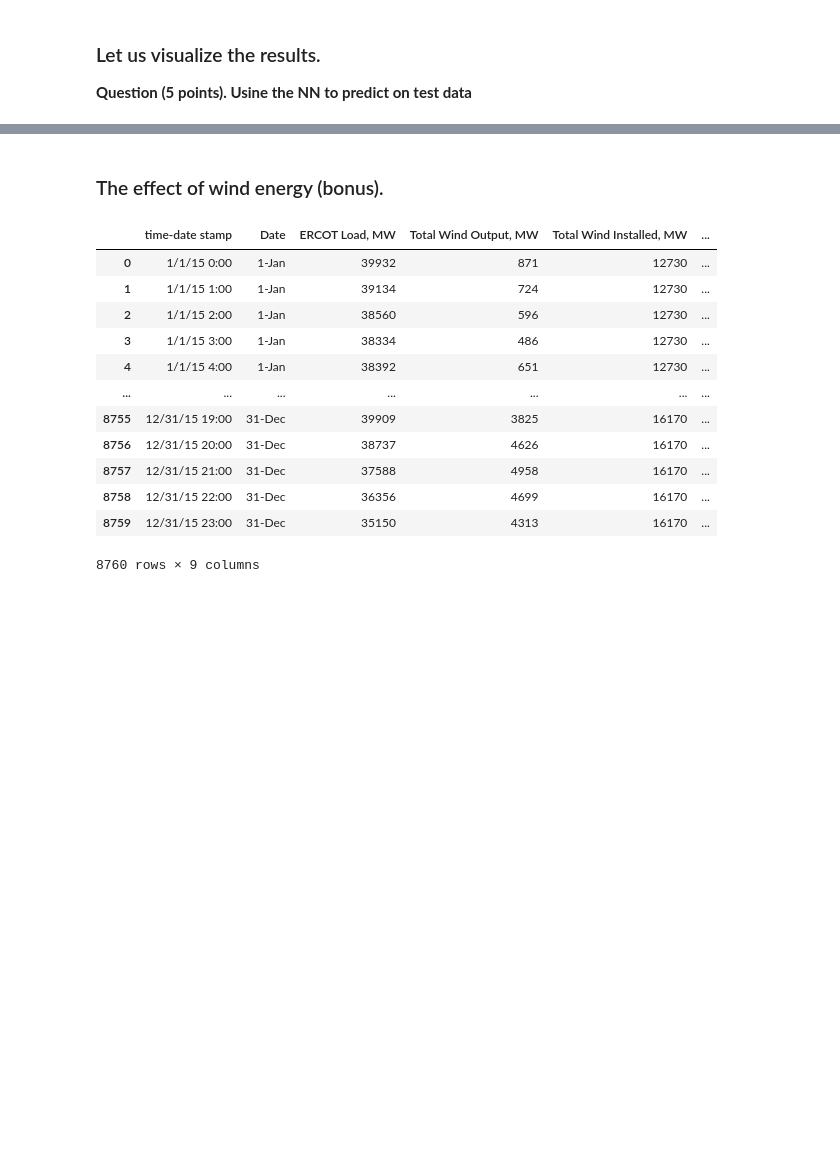
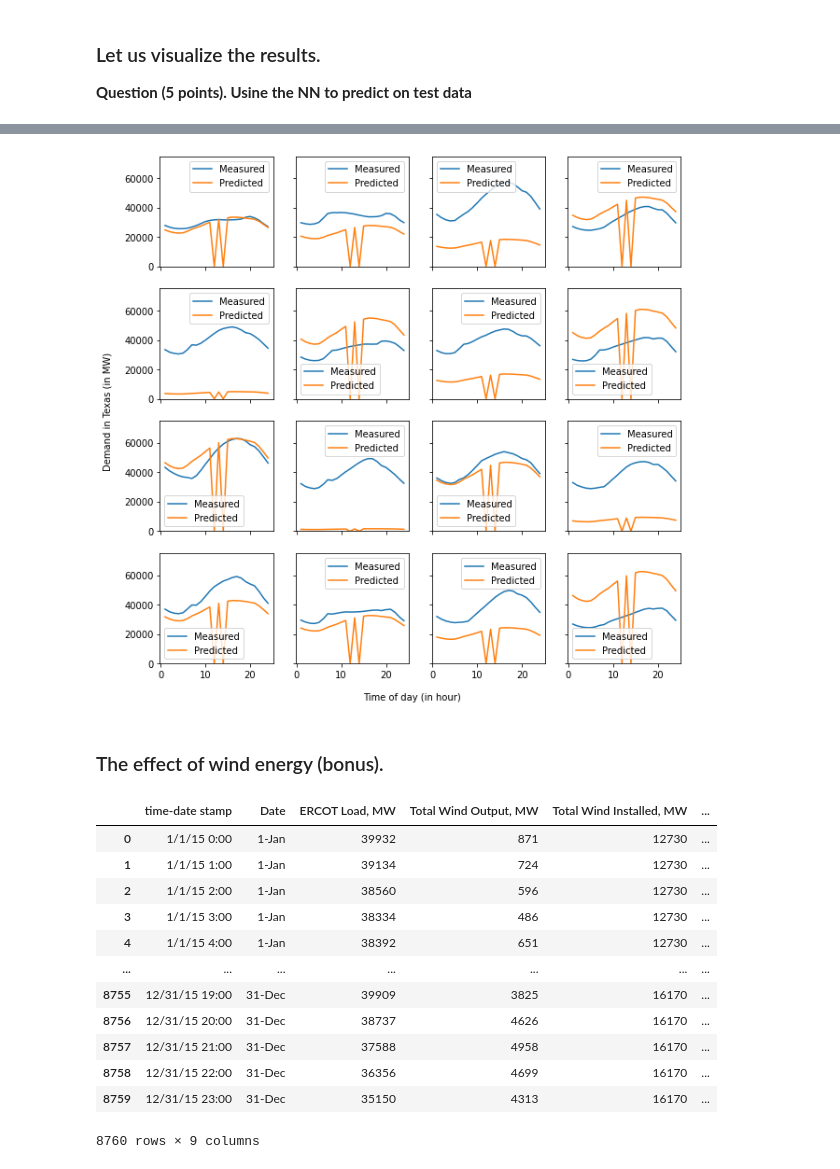
Before and after one commit to samuel95207/2021-FA-UIUC-ECE365-Data-Science-and-Engineering, a Jupyter notebook: Part2/Lab1/Lab1-FA21-handout Load Prediction in ERCOT Markets.ipynb, the cells around one changed output, grey strips where cells are left out. Cells and saved outputs as stored; diff of their text form; code cells hidden in the pictures; blank space fills up the shorter version.

```diff
--- a/Part2/Lab1/Lab1-FA21-handout Load Prediction in ERCOT Markets.ipynb
+++ b/Part2/Lab1/Lab1-FA21-handout Load Prediction in ERCOT Markets.ipynb
@@ -226,7 +226,7 @@ model = keras.Model(inputs=inputs, outputs=outputs)
 # Define the loss function (MSE) and the optimizer (AdagradOptimizer).
 
 # insert code
-adagred = keras.optimizers.Adagrad(lr=0.01, epsilon=None, decay=0.0)
+adagred = keras.optimizers.Adagrad(learning_rate=0.01, epsilon=None, decay=0.0)
 model.compile(
     optimizer=adagred,
     loss='mean_squared_error',
@@ -245,7 +245,7 @@ Feed the training data in batches of size 'batchSize'.Usually, going through the
 **Question (20 points). Insert code to define the training module**
 # %%
 batchSize = 10
-nEpochs = 2000
+nEpochs = 3000
 
 # Train the model
 gpuList = tf.config.list_physical_devices('GPU')
@@ -359,14 +361,14 @@ model = keras.Model(inputs=inputs, outputs=outputs)
 # Define the loss function (MSE) and the optimizer (AdagradOptimizer).
 
 # insert code
-adagred = keras.optimizers.Adagrad(lr=0.01, epsilon=None, decay=0.0)
+adagred = keras.optimizers.Adagrad(epsilon=None, decay=0.0)
 model.compile(
     optimizer=adagred,
     loss='mean_squared_error',
     metrics=['accuracy']
 )
 # %%
-batchSize = 1
+batchSize = 10
 nEpochs = 3000
 
 # Train the model
@@ -381,0 +402,30 @@ history = model.fit(trainX, trainY, epochs=nEpochs, batch_size=batchSize)
+# %%
+# Output the accuracy of the regressor on the test data.
+
+predictedY = model.predict(testX)
+evaluate = model.evaluate(testX, testY)
+print('accuracy', evaluate[1])
+
+# Plot the predicted load and compare against the actual load from the test data.
+assert(nTest >= 16)
+days = random.sample(range(nTest), 16)
+
+fig, axs = plt.subplots(4, 4, sharex=True, sharey=True, figsize=(10,10))
+axs = axs.ravel()
+
+
+for dd, day in enumerate(days):
+    testYDay = testY[day]
+    predictedYDay = predictedY[day]
+
+    l1 = axs[dd].plot(range(1, 25), testYDay, label='Measured')
+    l2 = axs[dd].plot(range(1, 25), predictedYDay, label='Predicted')
+
+    axs[dd].set_ylim(bottom=0, top=75000)
+    axs[dd].legend()
+
+fig.text(0.5, 0.07, 'Time of day (in hour)', ha='center')
+fig.text(0.04, 0.5, 'Demand in Texas (in MW)', va='center', rotation='vertical')
+
+plt.show()
+# %% [output]
@@ -382,3 +434,4 @@ history = model.fit(trainX, trainY, epochs=nEpochs, batch_size=batchSize)
+[figure, added]
 # %% [markdown]
 ### The effect of wind energy (bonus).
 # %%
```
Also changed, not shown: parts of 5 cells of this notebook.
